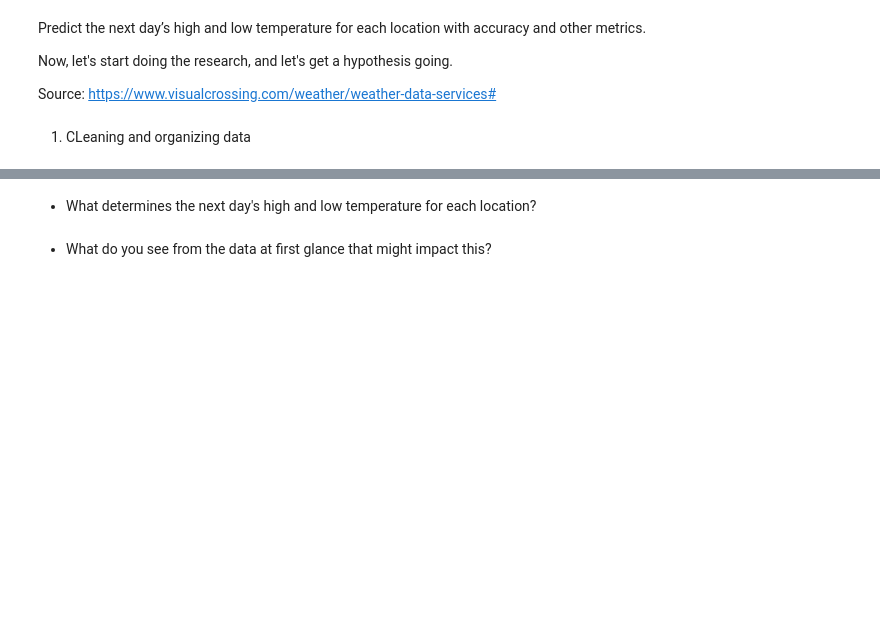
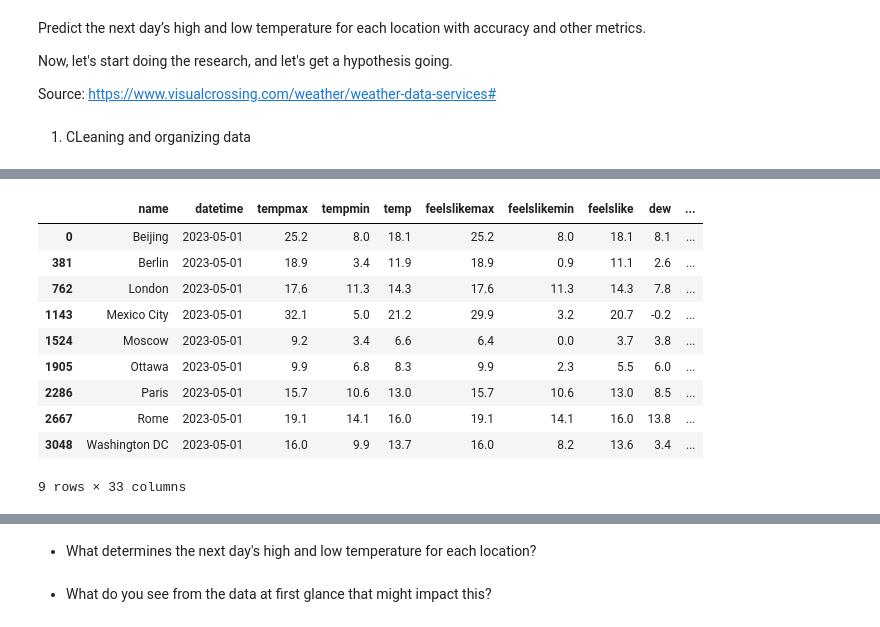
Before and after one commit to Laizra/Weather_prediction, a Jupyter notebook: weather.ipynb, the cells around one changed output, grey strips where cells are left out. Saved outputs shown, nothing was run; the diff lists cells and outputs as text; code cells hidden in the pictures; blank space fills up the shorter version.

Commit message:
dataset merge full year

```diff
--- a/weather.ipynb
+++ b/weather.ipynb
@@ -14,0 +13,3 @@ df = pd.read_csv("weather-feb-may15.csv", index_col="datetime")
+# %%
+old = pd.read_csv("aug23_to_may24.csv")
+new = pd.read_csv("may23_to_jul23.csv")
@@ -14,0 +69,20 @@ df = pd.read_csv("weather-feb-may15.csv", index_col="datetime")
+# %%
+new["snow"] = new["snow"].astype(float)
+new["snowdepth"] = new["snowdepth"].astype(float)
+# new["severerisk"] = new["severerisk"].astype(int)
+# %%
+may23_may24 = new.merge(old, how="outer")
+# %%
+may23_may24[may23_may24["datetime"] <= "2023-05-01"]
+# %% [output]
+|  | name | datetime | tempmax | tempmin | temp | feelslikemax | feelslikemin | feelslike | dew | ... |
+| 0 | Beijing | 2023-05-01 | 25.2 | 8.0 | 18.1 | 25.2 | 8.0 | 18.1 | 8.1 | ... |
+| 381 | Berlin | 2023-05-01 | 18.9 | 3.4 | 11.9 | 18.9 | 0.9 | 11.1 | 2.6 | ... |
+| 762 | London | 2023-05-01 | 17.6 | 11.3 | 14.3 | 17.6 | 11.3 | 14.3 | 7.8 | ... |
+| 1143 | Mexico City | 2023-05-01 | 32.1 | 5.0 | 21.2 | 29.9 | 3.2 | 20.7 | -0.2 | ... |
+| 1524 | Moscow | 2023-05-01 | 9.2 | 3.4 | 6.6 | 6.4 | 0.0 | 3.7 | 3.8 | ... |
+| 1905 | Ottawa | 2023-05-01 | 9.9 | 6.8 | 8.3 | 9.9 | 2.3 | 5.5 | 6.0 | ... |
+| 2286 | Paris | 2023-05-01 | 15.7 | 10.6 | 13.0 | 15.7 | 10.6 | 13.0 | 8.5 | ... |
+| 2667 | Rome | 2023-05-01 | 19.1 | 14.1 | 16.0 | 19.1 | 14.1 | 16.0 | 13.8 | ... |
+| 3048 | Washington DC | 2023-05-01 | 16.0 | 9.9 | 13.7 | 16.0 | 8.2 | 13.6 | 3.4 | ... |
+9 rows × 33 columns
```
Also changed, not shown: parts of 14 cells of this notebook.
